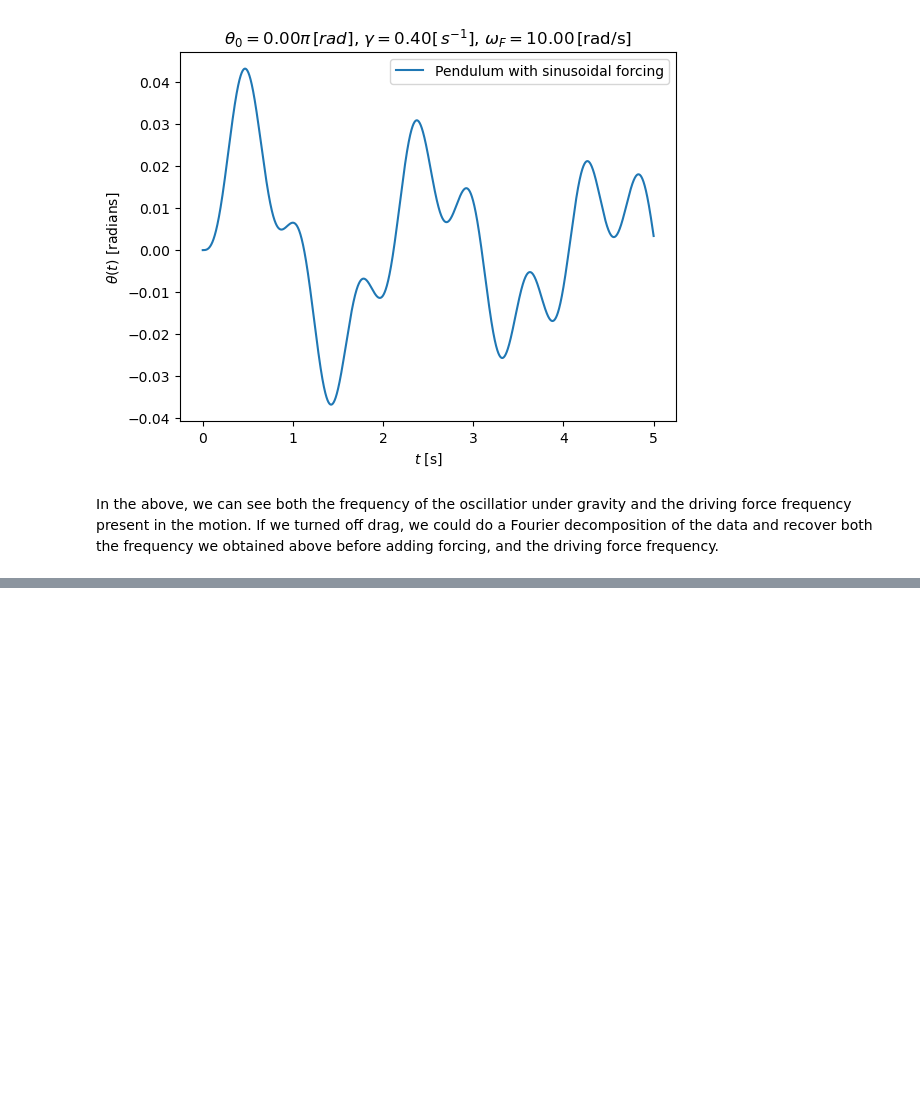
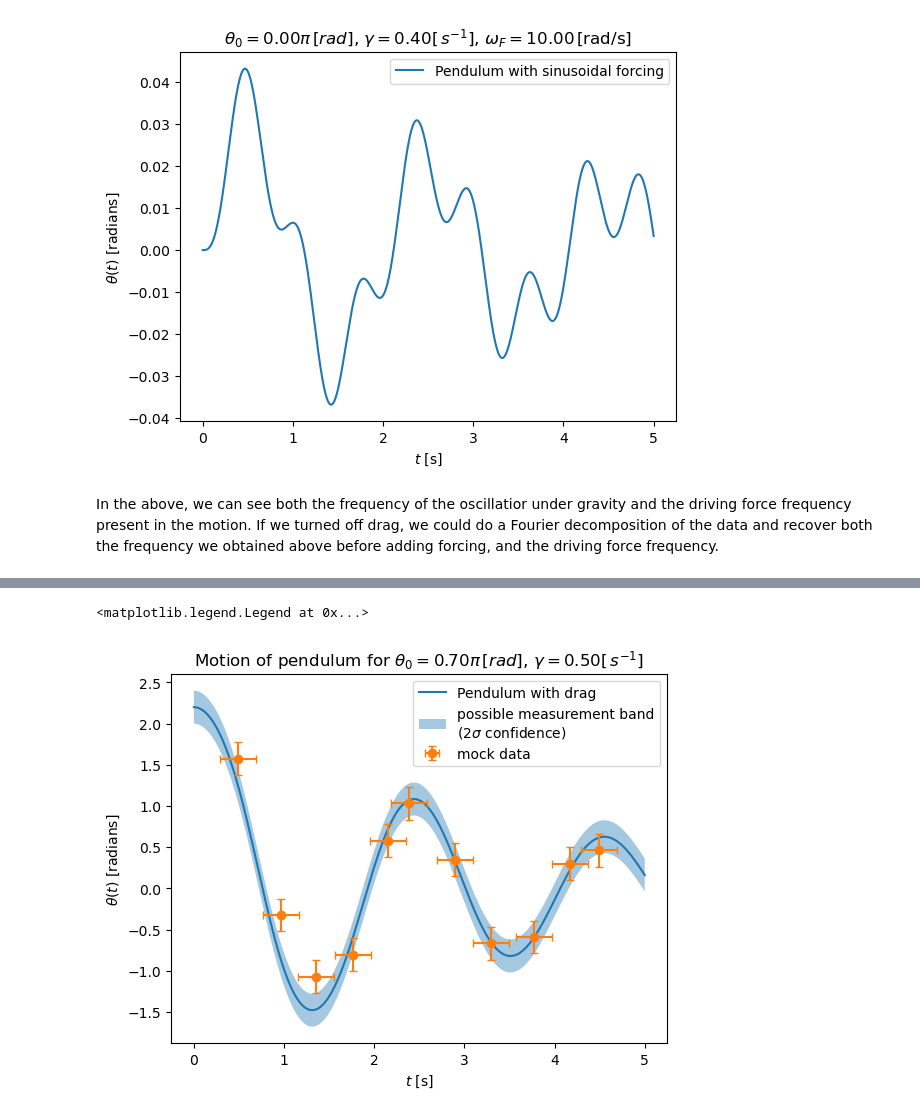
Before and after one commit to hbelzer/8.13-code-snippets, a Jupyter notebook: L0-Pendulum/integrate.ipynb, the cells around one changed output, grey strips where cells are left out. Drawn from its saved outputs; the diff is of its cells as text; code cells hidden in the pictures; blank space fills up the shorter version.

Commit message:
mock measurements

```diff
--- a/L0-Pendulum/integrate.ipynb
+++ b/L0-Pendulum/integrate.ipynb
@@ -370,0 +381,42 @@ In the above, we can see both the frequency of the oscillatior under gravity and
+# %%
+theta_measurement_error = 0.2 # 2sigma (95% confidence) error on theta measurements[radians]
+t_measurement_error = 0.2 # 2sigma (95% confidence) error on t measurements [s]
+
+large_theta0 = 0.7*np.pi
+gamma=0.5
+
+theta_drag_error, v_drag_error = integrate(v_update_pendulum_drag, t_values, theta0=large_theta0, gamma=gamma)
+# (could also have used forced function since the default F is zero.)
+
+# Mock data
+N = int(num_timesteps/12)
+
+mock_data = theta_drag_error[N:-N:N].copy() # take every Nth value in the dense, integrated curve, starting at the Nth element and finishing N elements before the end
+                                     # format is start:stop:stepsize and we could have well done ::N, which by default means start at the start and finish at the end
+                                     # .copy() is necessary just because otherwise we would create a "view" https://numpy.org/doc/stable/user/basics.copies.html
+mock_data += np.random.normal(0.0, theta_measurement_error/2, size=len(mock_data))    # add Gaussian noise according to theta_measurement_error,
+                                                                # recall we defined theta_measuement_error as the 2sigma error, so divide by 2
+
+mock_data_times = t_values[N:-N:N].copy()
+mock_data_times += np.random.normal(0.0, t_measurement_error/2, size=len(mock_data_times))
+
+
+# plot
+fig = plt.figure()
+
+plt.plot(t_values, theta_drag_error, label = "Pendulum with drag")
+plt.fill_between(t_values, theta_drag_error - theta_measurement_error, theta_drag_error + theta_measurement_error,
+                alpha=0.4,
+                label="possible measurement band\n($2\sigma$ confidence)"
+                )
+
+plt.errorbar(mock_data_times, mock_data, yerr=theta_measurement_error, xerr=t_measurement_error,
+            fmt="o", capsize=3, label="mock data")
+
+plt.xlabel(r"$t$ [s]")
+plt.ylabel(r"$\theta (t)$ [radians]")
+plt.title(r"Motion of pendulum for $\theta_0={:.2f}\pi \,[rad]$, $\gamma={:.2f}$".format(large_theta0/np.pi,gamma) + r"[$\,s^{-1}$]")
+plt.legend()
+# %% [output]
+<matplotlib.legend.Legend at 0x...>
+[figure, added]
```
Also changed, not shown: parts of 3 cells of this notebook.
